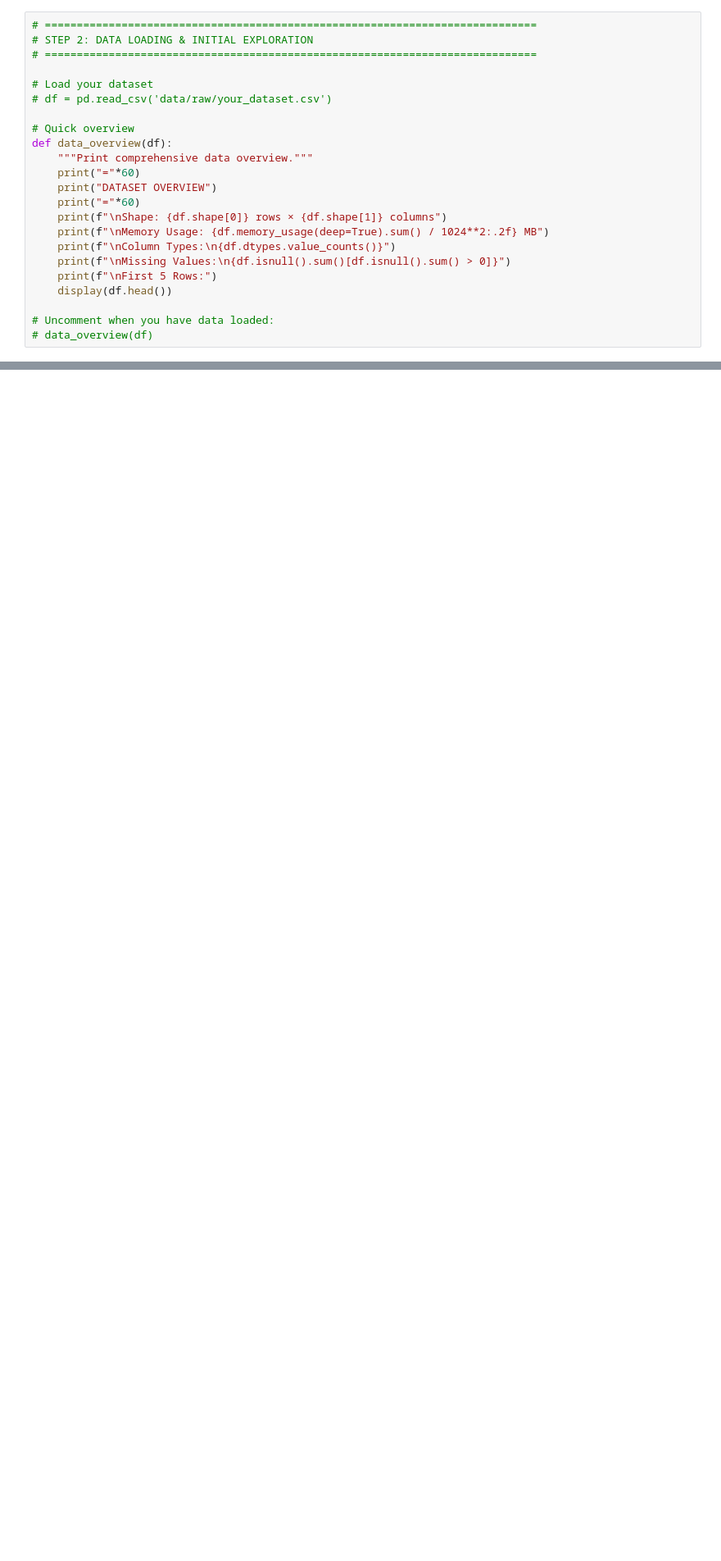
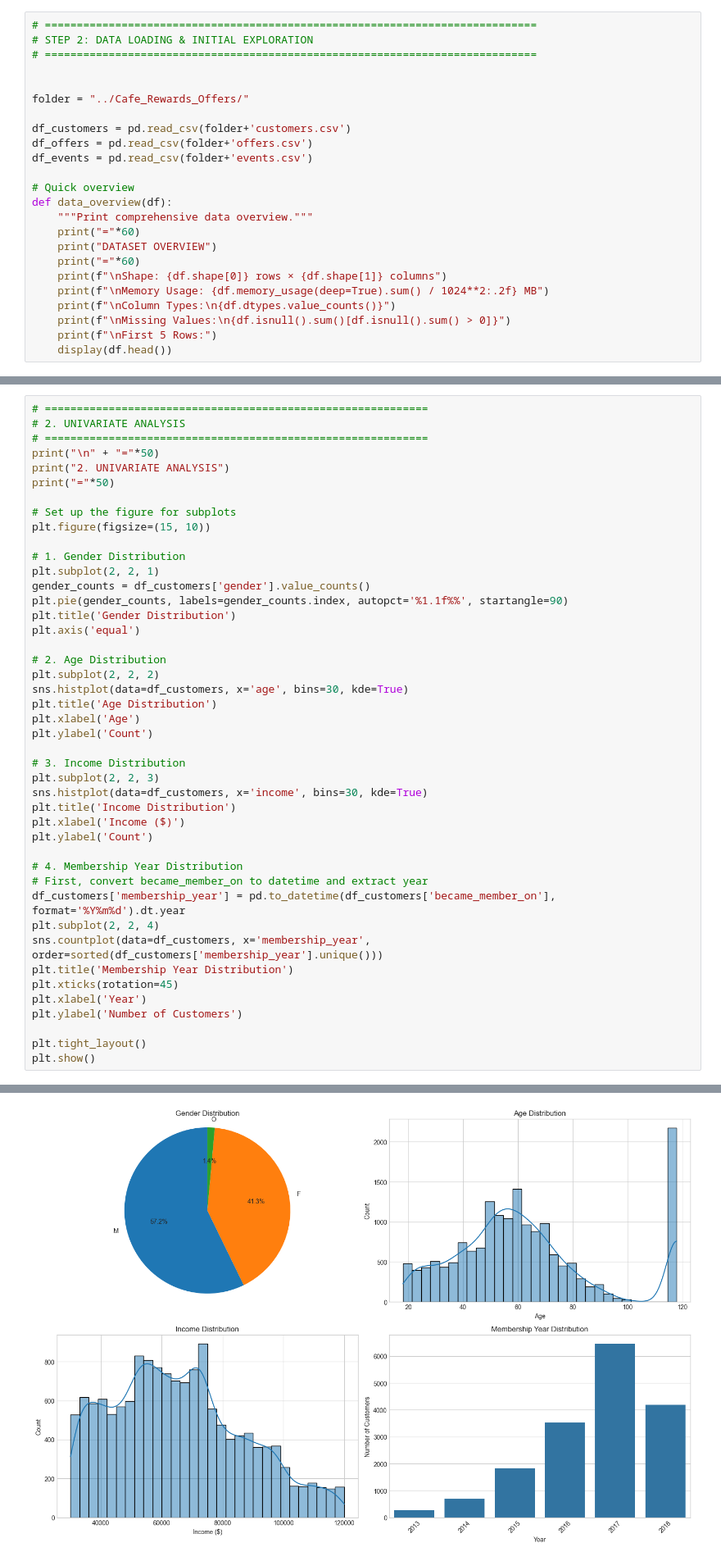
Before and after one commit to techmum21p/Brewlytics_Chat, a Jupyter notebook: Notebooks/01_EDA.ipynb, the cells around one changed output, grey strips where cells are left out. Shown at 82% size. Cells and saved outputs as stored; diff of their text form; blank space fills up the shorter version.

```diff
--- a/Notebooks/01_EDA.ipynb
+++ b/Notebooks/01_EDA.ipynb
@@ -39,8 +43,12 @@ print("Environment ready! ✓")
 # STEP 2: DATA LOADING & INITIAL EXPLORATION
 # =============================================================================
 
-# Load your dataset
-# df = pd.read_csv('data/raw/your_dataset.csv')
+
+folder = "../Cafe_Rewards_Offers/"
+
+df_customers = pd.read_csv(folder+'customers.csv')
+df_offers = pd.read_csv(folder+'offers.csv')
+df_events = pd.read_csv(folder+'events.csv')
 
 # Quick overview
 def data_overview(df):
@@ -54,6 +62,3 @@ def data_overview(df):
     print(f"\nMissing Values:\n{df.isnull().sum()[df.isnull().sum() > 0]}")
     print(f"\nFirst 5 Rows:")
     display(df.head())
-
-# Uncomment when you have data loaded:
-# data_overview(df)
@@ -59,0 +181,45 @@ def data_overview(df):
+# %%
+# ============================================================
+# 2. UNIVARIATE ANALYSIS
+# ============================================================
+print("\n" + "="*50)
+print("2. UNIVARIATE ANALYSIS")
+print("="*50)
+
+# Set up the figure for subplots
+plt.figure(figsize=(15, 10))
+
+# 1. Gender Distribution
+plt.subplot(2, 2, 1)
+gender_counts = df_customers['gender'].value_counts()
+plt.pie(gender_counts, labels=gender_counts.index, autopct='%1.1f%%', startangle=90)
+plt.title('Gender Distribution')
+plt.axis('equal')
+
+# 2. Age Distribution
+plt.subplot(2, 2, 2)
+sns.histplot(data=df_customers, x='age', bins=30, kde=True)
+plt.title('Age Distribution')
+plt.xlabel('Age')
+plt.ylabel('Count')
+
+# 3. Income Distribution
+plt.subplot(2, 2, 3)
+sns.histplot(data=df_customers, x='income', bins=30, kde=True)
+plt.title('Income Distribution')
+plt.xlabel('Income ($)')
+plt.ylabel('Count')
+
+# 4. Membership Year Distribution
+# First, convert became_member_on to datetime and extract year
+df_customers['membership_year'] = pd.to_datetime(df_customers['became_member_on'], format='%Y%m%d').dt.year
+plt.subplot(2, 2, 4)
+sns.countplot(data=df_customers, x='membership_year', order=sorted(df_customers['membership_year'].unique()))
+plt.title('Membership Year Distribution')
+plt.xticks(rotation=45)
+plt.xlabel('Year')
+plt.ylabel('Number of Customers')
+
+plt.tight_layout()
+plt.show()
+# %% [output]
@@ -59,0 +229 @@ def data_overview(df):
+[figure, added]
```
Also changed, not shown: parts of 18 cells of this notebook, 5 other files.
